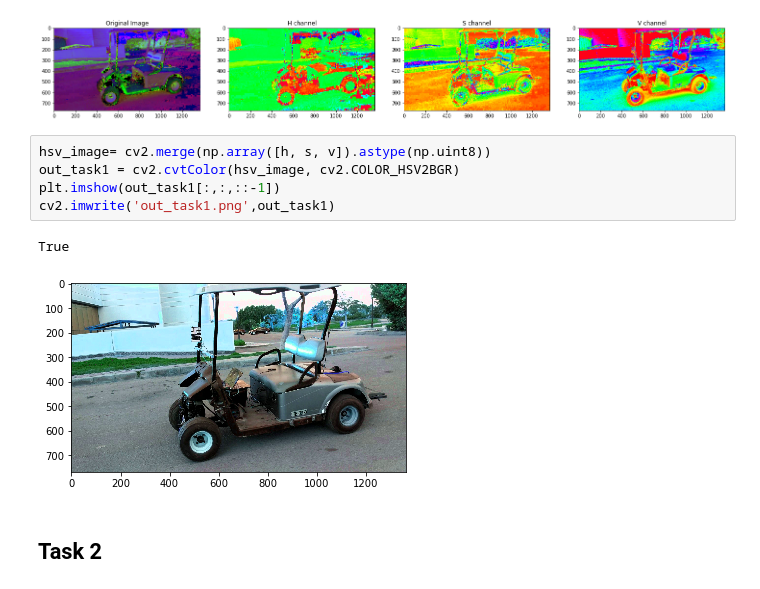
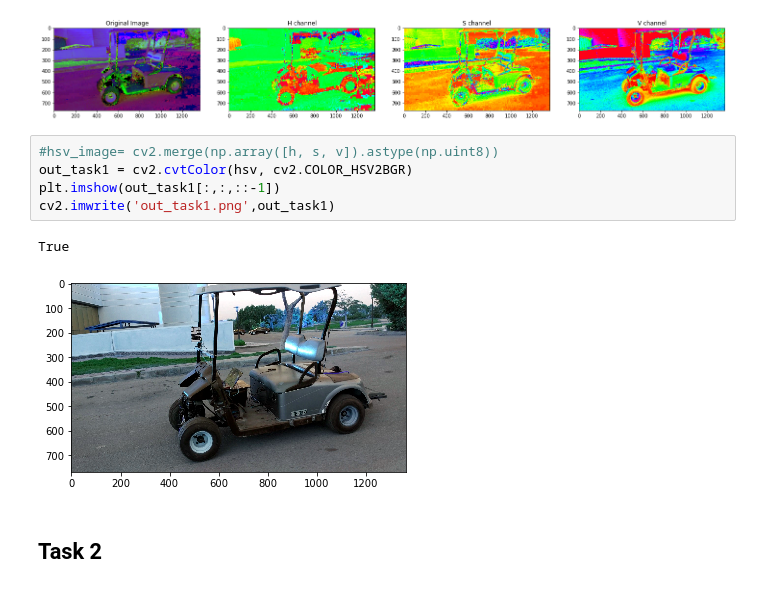
Before and after one commit to RozanMagdy/ITI-Labs, a Jupyter notebook: ComputerVisionlab3/CV_lab3.ipynb, the cells around one changed output. Drawn from its saved outputs; the diff is of its cells as text.

```diff
--- a/ComputerVisionlab3/CV_lab3.ipynb
+++ b/ComputerVisionlab3/CV_lab3.ipynb
@@ -59,13 +59,13 @@ ax4.imshow(v, cmap='hsv');
 # %% [output]
 [figure]
 # %%
-hsv_image= cv2.merge(np.array([h, s, v]).astype(np.uint8))
-out_task1 = cv2.cvtColor(hsv_image, cv2.COLOR_HSV2BGR)
+#hsv_image= cv2.merge(np.array([h, s, v]).astype(np.uint8))
+out_task1 = cv2.cvtColor(hsv, cv2.COLOR_HSV2BGR)
 plt.imshow(out_task1[:,:,::-1])
 cv2.imwrite('out_task1.png',out_task1)
 # %% [output]
 True
-[figure, old version]
+[figure, new version]
 # %% [markdown]
 ## Task 2
 # %%
```
Also changed, not shown: parts of 1 cell of this notebook, 2 other files.
